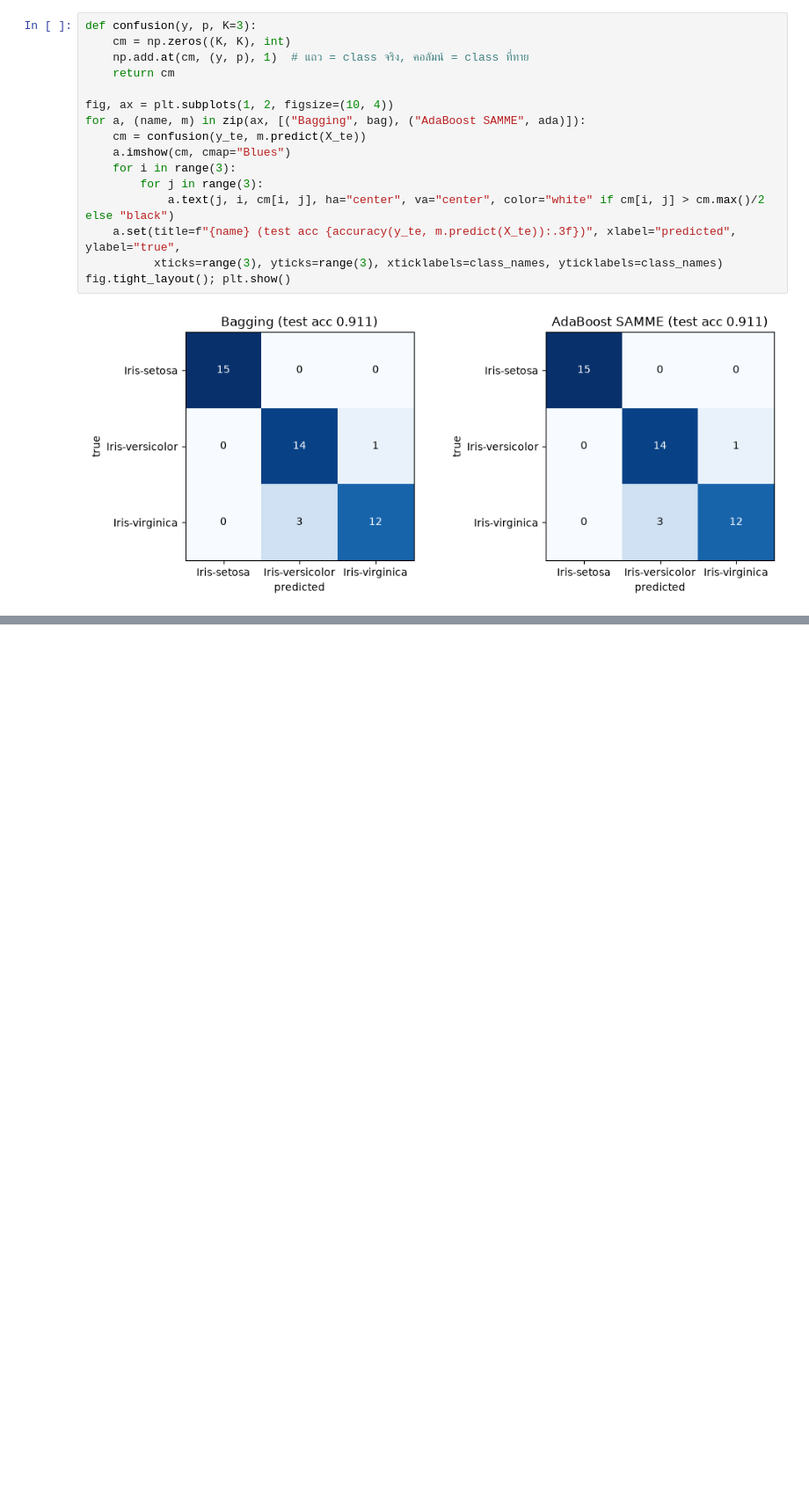
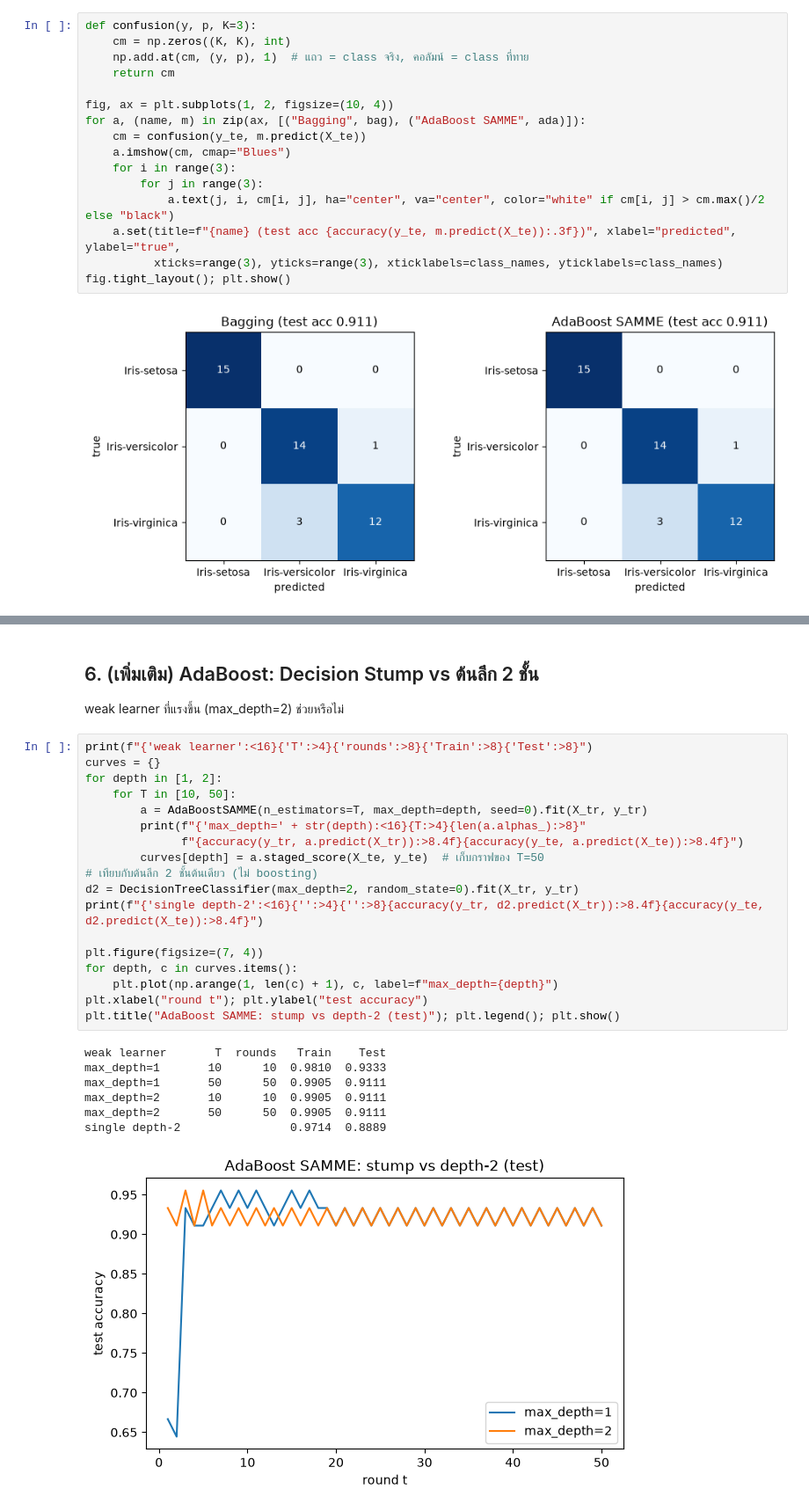
Before and after one commit to Finoria-co/Ensemble-Learning, a Jupyter notebook: ensemble_iris.ipynb, the cells around one changed output, grey strips where cells are left out. Shown at 88% size. Drawn from its saved outputs; the diff is of its cells as text; blank space fills up the shorter version.

```diff
--- a/ensemble_iris.ipynb
+++ b/ensemble_iris.ipynb
@@ -135,0 +227,29 @@ fig.tight_layout(); plt.show()
+# %% [markdown]
+## 6. (เพิ่มเติม) AdaBoost: Decision Stump vs ต้นลึก 2 ชั้น
+weak learner ที่แรงขึ้น (max_depth=2) ช่วยหรือไม่
+# %%
+print(f"{'weak learner':<16}{'T':>4}{'rounds':>8}{'Train':>8}{'Test':>8}")
+curves = {}
+for depth in [1, 2]:
+    for T in [10, 50]:
+        a = AdaBoostSAMME(n_estimators=T, max_depth=depth, seed=0).fit(X_tr, y_tr)
+        print(f"{'max_depth=' + str(depth):<16}{T:>4}{len(a.alphas_):>8}"
+              f"{accuracy(y_tr, a.predict(X_tr)):>8.4f}{accuracy(y_te, a.predict(X_te)):>8.4f}")
+        curves[depth] = a.staged_score(X_te, y_te)  # เก็บกราฟของ T=50
+# เทียบกับต้นลึก 2 ชั้นต้นเดียว (ไม่ boosting)
+d2 = DecisionTreeClassifier(max_depth=2, random_state=0).fit(X_tr, y_tr)
+print(f"{'single depth-2':<16}{'':>4}{'':>8}{accuracy(y_tr, d2.predict(X_tr)):>8.4f}{accuracy(y_te, d2.predict(X_te)):>8.4f}")
+
+plt.figure(figsize=(7, 4))
+for depth, c in curves.items():
+    plt.plot(np.arange(1, len(c) + 1), c, label=f"max_depth={depth}")
+plt.xlabel("round t"); plt.ylabel("test accuracy")
+plt.title("AdaBoost SAMME: stump vs depth-2 (test)"); plt.legend(); plt.show()
+# %% [output]
+weak learner       T  rounds   Train    Test
+max_depth=1       10      10  0.9810  0.9333
+max_depth=1       50      50  0.9905  0.9111
+max_depth=2       10      10  0.9905  0.9111
+max_depth=2       50      50  0.9905  0.9111
+single depth-2                0.9714  0.8889
+[figure, added]
```
Also changed, not shown: parts of 11 cells of this notebook, 1 other file.
